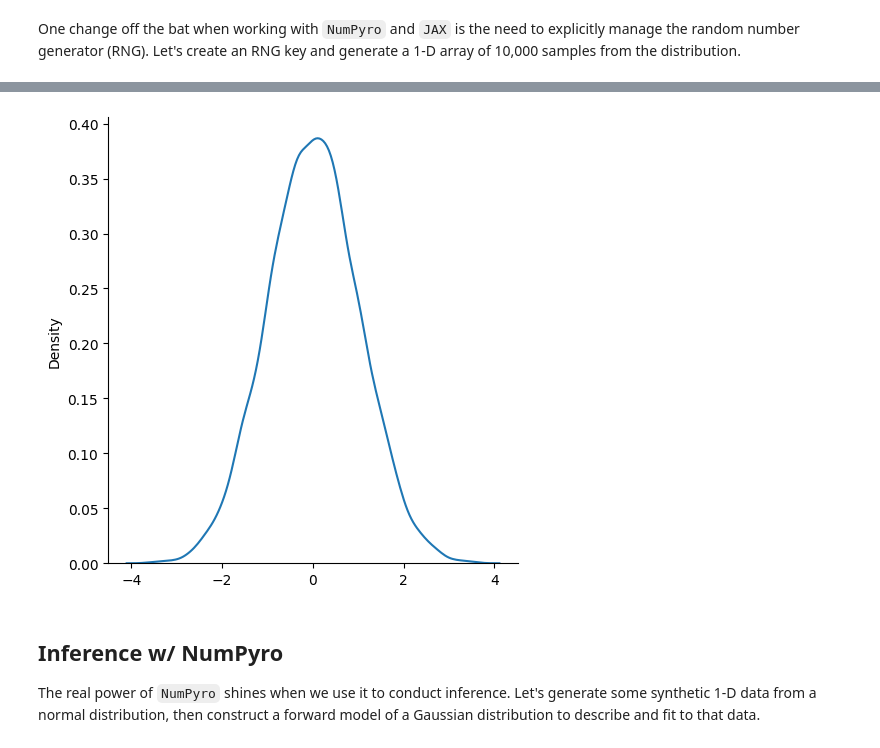
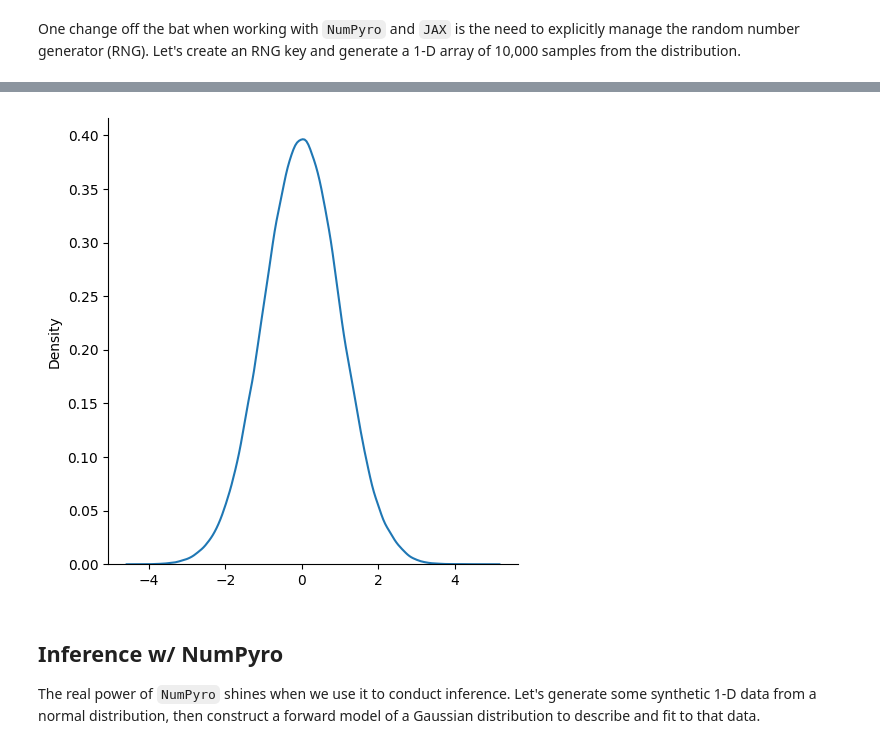
Before and after one commit to R-bna/sci-comp-ii-fall24, a Jupyter notebook: Working/Intro to NumPyro.ipynb, the cells around one changed output, grey strips where cells are left out. Cells and saved outputs as stored; diff of their text form; code cells hidden in the pictures.

```diff
--- a/Working/Intro to NumPyro.ipynb
+++ b/Working/Intro to NumPyro.ipynb
@@ -70,7 +91,9 @@ samples = rv.sample(rng_key, (10000,))  #this is shape
 # %%
+rng_key = random.PRNGKey(100)
+samples = rv.sample(rng_key, (100000,))  #this is shape
 sns.displot(samples, kind='kde'); #seaborn makes plot preety good looking.
 # %% [output]
-[figure, old version]
+[figure, new version]
 # %% [markdown]
 ## Inference w/ NumPyro
 
```
Also changed, not shown: parts of 6 cells of this notebook.
